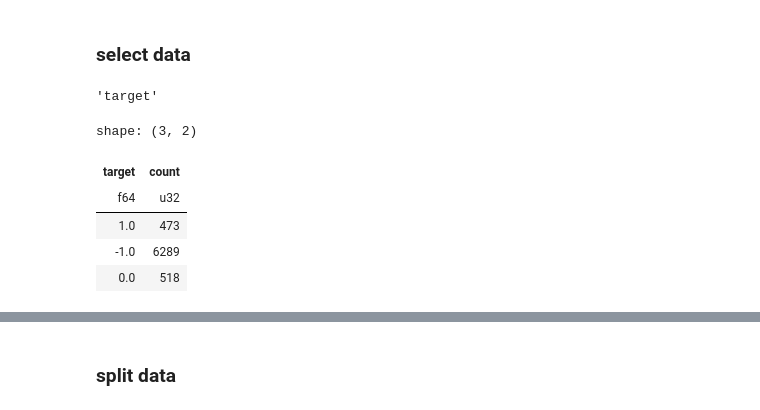
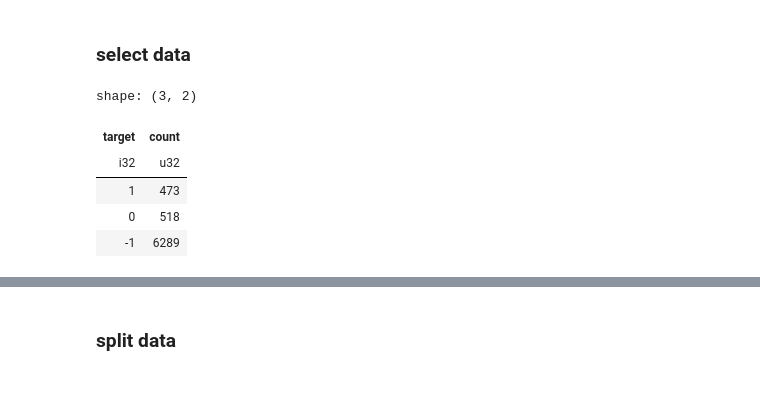
Before and after one commit to KonstantinBurkin/parse-records, a Jupyter notebook: notebooks/8.1_make_models.ipynb, the cells around one changed output, grey strips where cells are left out. Saved outputs shown, nothing was run; the diff lists cells and outputs as text; code cells hidden in the pictures.

```diff
--- a/notebooks/8.1_make_models.ipynb
+++ b/notebooks/8.1_make_models.ipynb
@@ -49,19 +51,15 @@ with open(
     os.path.join(os.path.join(FILES_DIR, path), "discrete_cols.pickle"), "rb"
 ) as f:
     discrete_cols = pickle.load(f)
-# %%
-discrete_cols.pop(discrete_cols.index("target"))
-# %% [output]
-'target'
 # %%
-labeled_data["target"].value_counts()
+labeled_data["target"].value_counts().sort("count")
 # %% [output]
 shape: (3, 2)
 | target | count |
-| f64 | u32 |
-| 1.0 | 473 |
-| -1.0 | 6289 |
-| 0.0 | 518 |
+| i32 | u32 |
+| 1 | 473 |
+| 0 | 518 |
+| -1 | 6289 |
 # %%
 labeled_data.sample(2)
 # %% [output]
```
Also changed, not shown: parts of 24 cells of this notebook.
